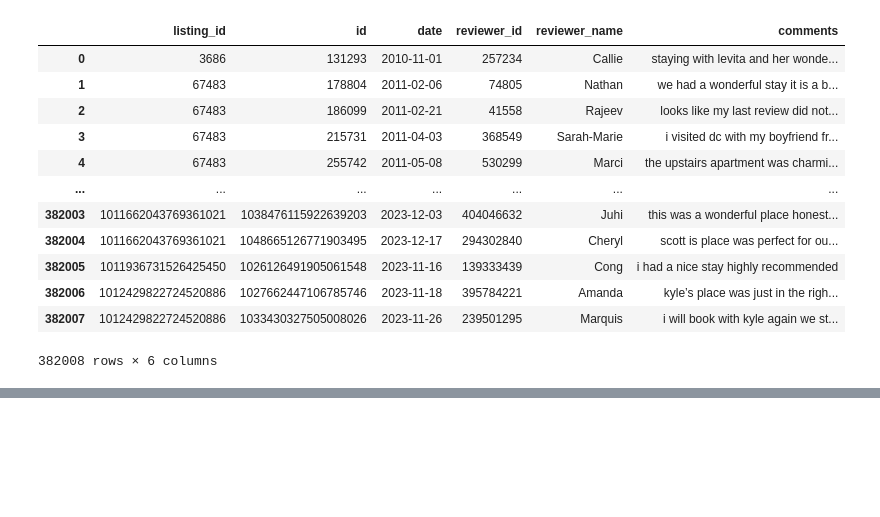
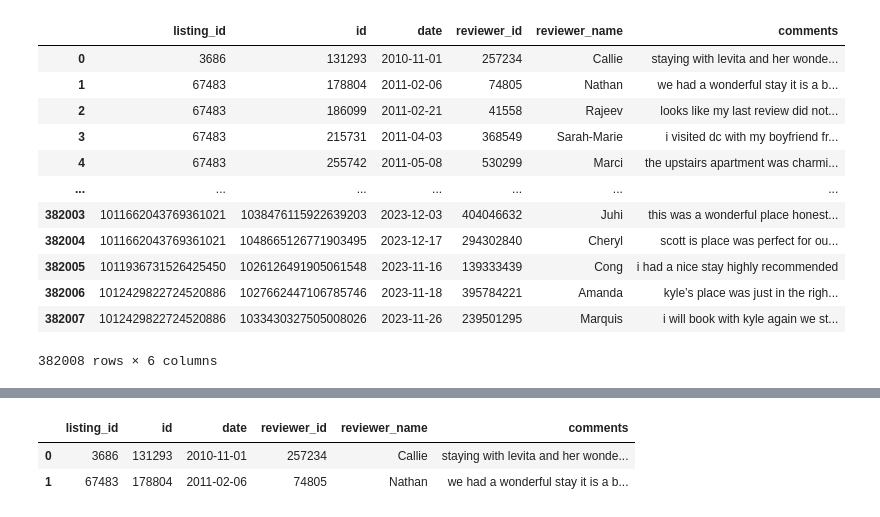
Before and after one commit to magdalenaolczakalvarez/Project-3, a Jupyter notebook: EDA- Reviews2.ipynb, the cells around one changed output, grey strips where cells are left out. Cells and saved outputs as stored; diff of their text form; code cells hidden in the pictures; blank space fills up the shorter version.

```diff
--- a/EDA- Reviews2.ipynb
+++ b/EDA- Reviews2.ipynb
@@ -447,0 +447,6 @@ clean_reviews2.to_csv('/Users/polska2207/Downloads/clean_reviews2.csv', index=Fa
+# %%
+reviews2.head(2)
+# %% [output]
+|  | listing_id | id | date | reviewer_id | reviewer_name | comments |
+| 0 | 3686 | 131293 | 2010-11-01 | 257234 | Callie | staying with levita and her wonde... |
+| 1 | 67483 | 178804 | 2011-02-06 | 74805 | Nathan | we had a wonderful stay it is a b... |
```
Also changed, not shown: parts of 15 cells of this notebook.
